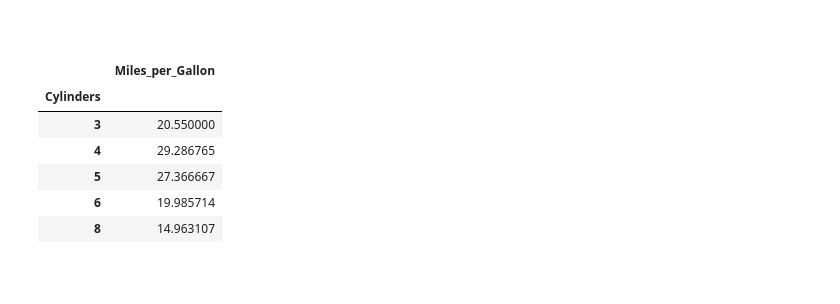
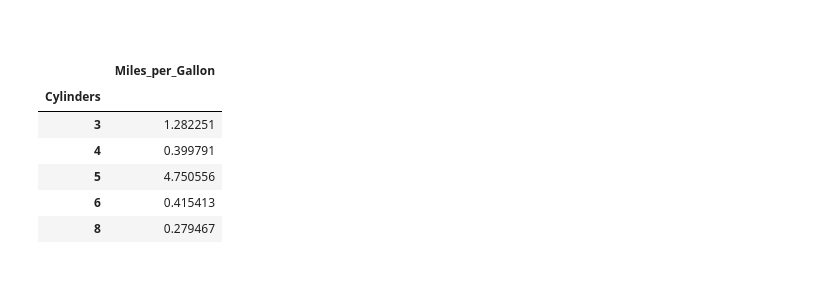
Before and after one commit to CellsToCode/python-tutorials, a Jupyter notebook: how_to/make_pivot_tables_in_pandas/01_Final_Pivot_tables_in_Pandas.ipynb, the cells around one changed output. Saved outputs shown, nothing was run; the diff lists cells and outputs as text; code cells hidden in the pictures.

```diff
--- a/how_to/make_pivot_tables_in_pandas/01_Final_Pivot_tables_in_Pandas.ipynb
+++ b/how_to/make_pivot_tables_in_pandas/01_Final_Pivot_tables_in_Pandas.ipynb
@@ -63,15 +63,15 @@ cars.head()
 <br>
 # %%
 # Create pivot table with Cylinders on rows (index)
-cars.pivot_table(index='Cylinders', values='Miles_per_Gallon')
+cars.pivot_table(index='Cylinders', values='Miles_per_Gallon', aggfunc='sem')
 # %% [output]
 |  | Miles_per_Gallon |
 | Cylinders |  |
-| 3 | 20.550000 |
-| 4 | 29.286765 |
-| 5 | 27.366667 |
-| 6 | 19.985714 |
-| 8 | 14.963107 |
+| 3 | 1.282251 |
+| 4 | 0.399791 |
+| 5 | 4.750556 |
+| 6 | 0.415413 |
+| 8 | 0.279467 |
 # %% [markdown]
 <br>
 # %%
```
Also changed, not shown: parts of 2 cells of this notebook.
